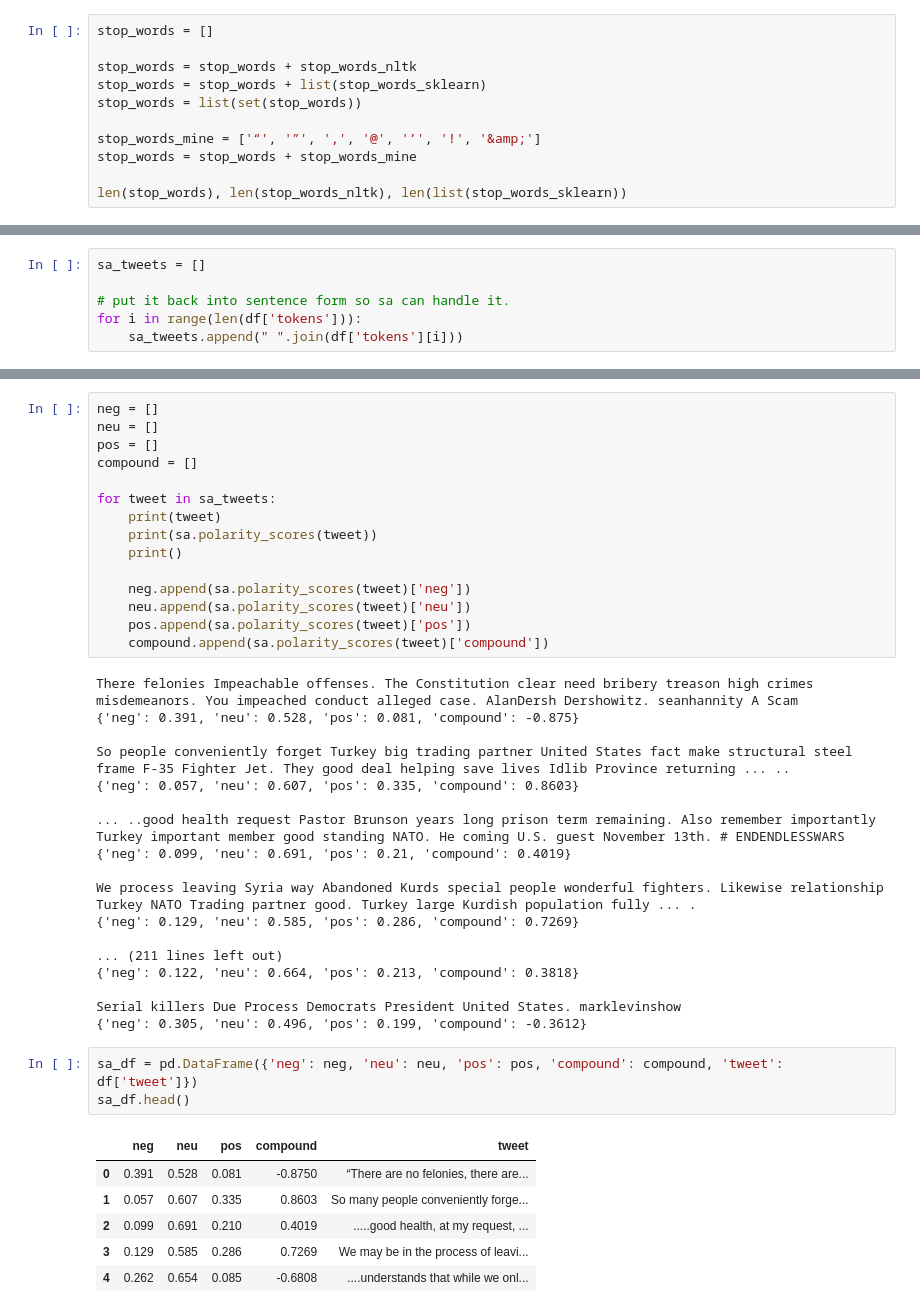
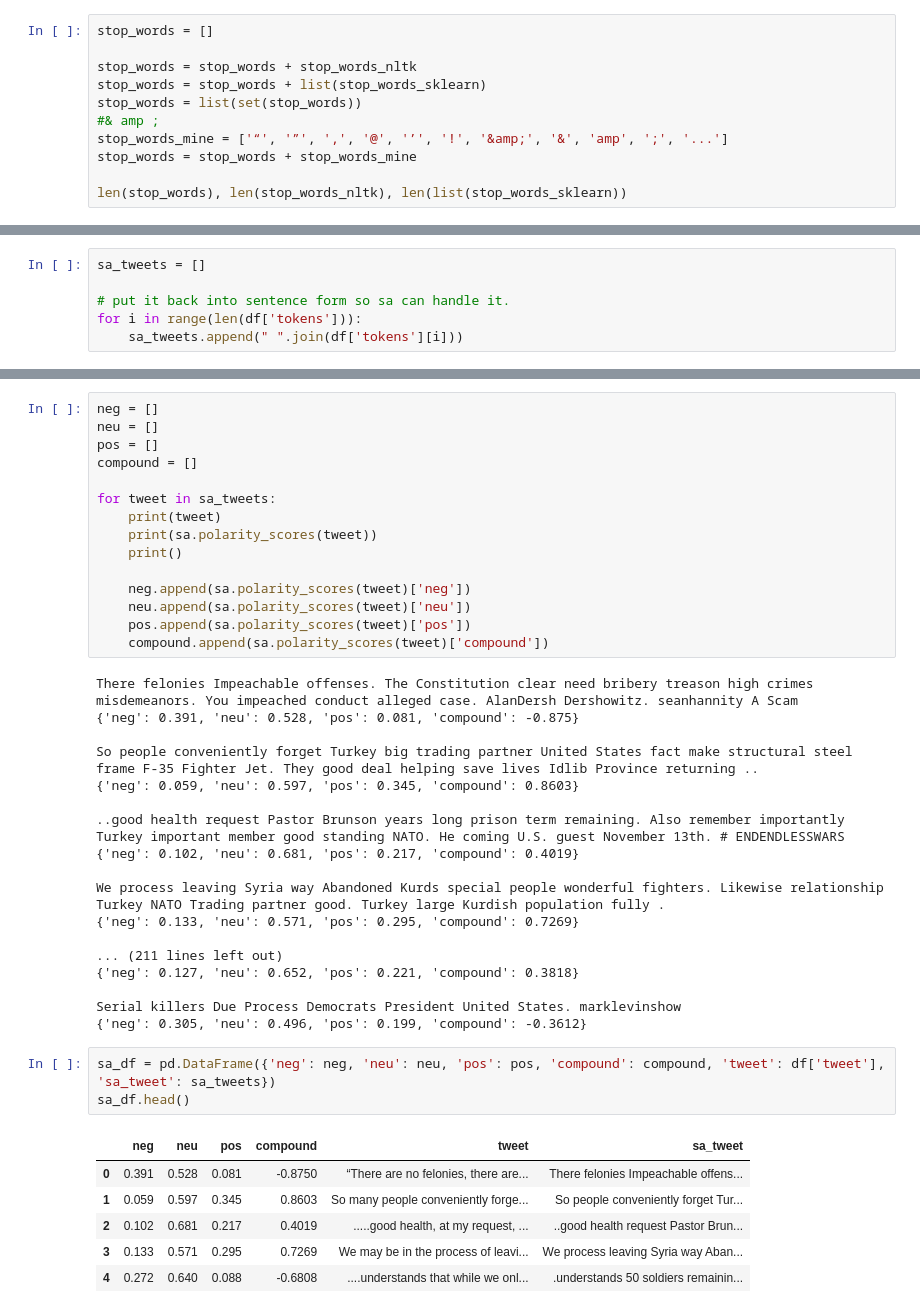
Before and after one commit to itsgorain/100DaysOfNLP, a Jupyter notebook: twitter_trump_nlp_stem_lemm_sentiment.ipynb, the cells around one changed output, grey strips where cells are left out. Saved outputs shown, nothing was run; the diff lists cells and outputs as text.

```diff
--- a/twitter_trump_nlp_stem_lemm_sentiment.ipynb
+++ b/twitter_trump_nlp_stem_lemm_sentiment.ipynb
@@ -60,8 +60,8 @@ stop_words = []
 stop_words = stop_words + stop_words_nltk
 stop_words = stop_words + list(stop_words_sklearn)
 stop_words = list(set(stop_words))
-
-stop_words_mine = ['“', '”', ',', '@', '’', '!', '&amp;']
+#& amp ;
+stop_words_mine = ['“', '”', ',', '@', '’', '!', '&amp;', '&', 'amp', ';', '...']
 stop_words = stop_words + stop_words_mine
 
 len(stop_words), len(stop_words_nltk), len(list(stop_words_sklearn))
@@ -177,30 +197,30 @@ for tweet in sa_tweets:
 There felonies Impeachable offenses. The Constitution clear need bribery treason high crimes misdemeanors. You impeached conduct alleged case. AlanDersh Dershowitz. seanhannity A Scam
 {'neg': 0.391, 'neu': 0.528, 'pos': 0.081, 'compound': -0.875}
 
-So people conveniently forget Turkey big trading partner United States fact make structural steel frame F-35 Fighter Jet. They good deal helping save lives Idlib Province returning ... ..
-{'neg': 0.057, 'neu': 0.607, 'pos': 0.335, 'compound': 0.8603}
+So people conveniently forget Turkey big trading partner United States fact make structural steel frame F-35 Fighter Jet. They good deal helping save lives Idlib Province returning ..
+{'neg': 0.059, 'neu': 0.597, 'pos': 0.345, 'compound': 0.8603}
 
-... ..good health request Pastor Brunson years long prison term remaining. Also remember importantly Turkey important member good standing NATO. He coming U.S. guest November 13th. # ENDENDLESSWARS
-{'neg': 0.099, 'neu': 0.691, 'pos': 0.21, 'compound': 0.4019}
+..good health request Pastor Brunson years long prison term remaining. Also remember importantly Turkey important member good standing NATO. He coming U.S. guest November 13th. # ENDENDLESSWARS
+{'neg': 0.102, 'neu': 0.681, 'pos': 0.217, 'compound': 0.4019}
 
-We process leaving Syria way Abandoned Kurds special people wonderful fighters. Likewise relationship Turkey NATO Trading partner good. Turkey large Kurdish population fully ... .
-{'neg': 0.129, 'neu': 0.585, 'pos': 0.286, 'compound': 0.7269}
+We process leaving Syria way Abandoned Kurds special people wonderful fighters. Likewise relationship Turkey NATO Trading partner good. Turkey large Kurdish population fully .
+{'neg': 0.133, 'neu': 0.571, 'pos': 0.295, 'compound': 0.7269}
 
 ... (211 lines left out)
-{'neg': 0.122, 'neu': 0.664, 'pos': 0.213, 'compound': 0.3818}
+{'neg': 0.127, 'neu': 0.652, 'pos': 0.221, 'compound': 0.3818}
 
 Serial killers Due Process Democrats President United States. marklevinshow
 {'neg': 0.305, 'neu': 0.496, 'pos': 0.199, 'compound': -0.3612}
 # %%
-sa_df = pd.DataFrame({'neg': neg, 'neu': neu, 'pos': pos, 'compound': compound, 'tweet': df['tweet']})
+sa_df = pd.DataFrame({'neg': neg, 'neu': neu, 'pos': pos, 'compound': compound, 'tweet': df['tweet'], 'sa_tweet': sa_tweets})
 sa_df.head()
 # %% [output]
-|  | neg | neu | pos | compound | tweet |
-| 0 | 0.391 | 0.528 | 0.081 | -0.8750 | “There are no felonies, there are... |
-| 1 | 0.057 | 0.607 | 0.335 | 0.8603 | So many people conveniently forge... |
-| 2 | 0.099 | 0.691 | 0.210 | 0.4019 | .....good health, at my request, ... |
-| 3 | 0.129 | 0.585 | 0.286 | 0.7269 | We may be in the process of leavi... |
-| 4 | 0.262 | 0.654 | 0.085 | -0.6808 | ....understands that while we onl... |
+|  | neg | neu | pos | compound | tweet | sa_tweet |
+| 0 | 0.391 | 0.528 | 0.081 | -0.8750 | “There are no felonies, there are... | There felonies Impeachable offens... |
+| 1 | 0.059 | 0.597 | 0.345 | 0.8603 | So many people conveniently forge... | So people conveniently forget Tur... |
+| 2 | 0.102 | 0.681 | 0.217 | 0.4019 | .....good health, at my request, ... | ..good health request Pastor Brun... |
+| 3 | 0.133 | 0.571 | 0.295 | 0.7269 | We may be in the process of leavi... | We process leaving Syria way Aban... |
+| 4 | 0.272 | 0.640 | 0.088 | -0.6808 | ....understands that while we onl... | .understands 50 soldiers remainin... |
 # %%
 import matplotlib.pyplot
 %matplotlib inline
```
Also changed, not shown: parts of 9 cells of this notebook.
